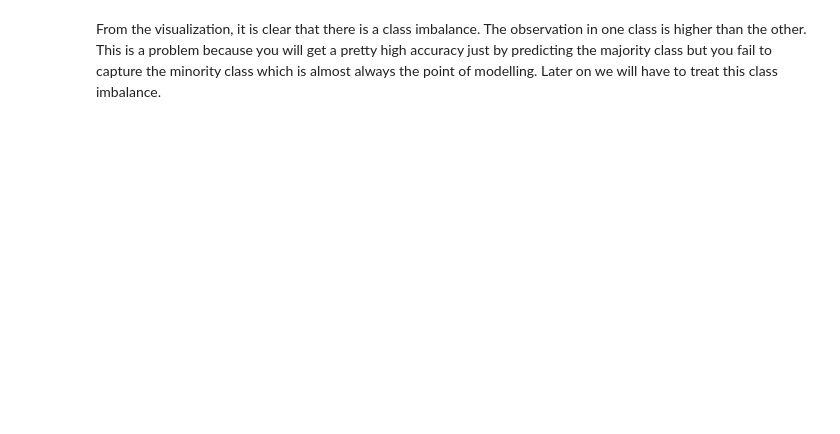
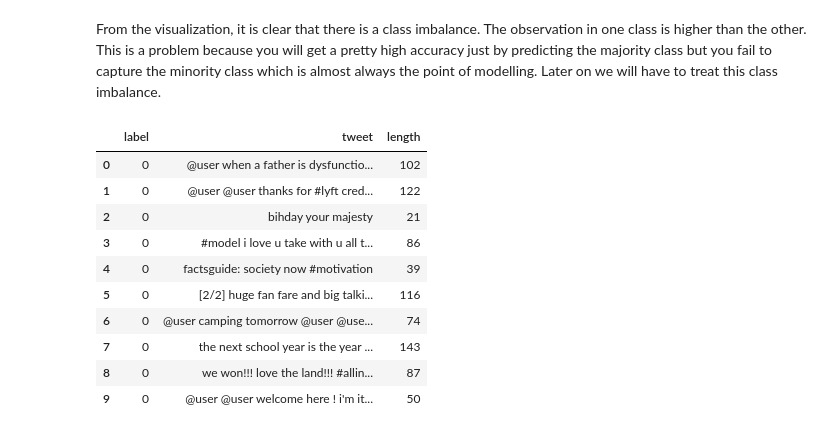
Before and after one commit to dymasius12/Python_NLP_TwitterSentiment, a Jupyter notebook: Untitled.ipynb, the cells around one changed output. Cells and saved outputs as stored; diff of their text form; code cells hidden in the pictures; blank space fills up the shorter version.

```diff
--- a/Untitled.ipynb
+++ b/Untitled.ipynb
@@ -120,2 +142,17 @@ data['label'].value_counts().plot(kind='pie', autopct='%.0f%%');
 # %% [markdown]
 From the visualization, it is clear that there is a class imbalance. The observation in one class is higher than the other. This is a problem because you will get a pretty high accuracy just by predicting the majority class but you fail to capture the minority class which is almost always the point of modelling. Later on we will have to treat this class imbalance.
+# %%
+data['length'] = data['tweet'].apply(len)
+data.head(10)
+# %% [output]
+|  | label | tweet | length |
+| 0 | 0 | @user when a father is dysfunctio... | 102 |
+| 1 | 0 | @user @user thanks for #lyft cred... | 122 |
+| 2 | 0 | bihday your majesty | 21 |
+| 3 | 0 | #model i love u take with u all t... | 86 |
+| 4 | 0 | factsguide: society now #motivation | 39 |
+| 5 | 0 | [2/2] huge fan fare and big talki... | 116 |
+| 6 | 0 | @user camping tomorrow @user @use... | 74 |
+| 7 | 0 | the next school year is the year ... | 143 |
+| 8 | 0 | we won!!! love the land!!! #allin... | 87 |
+| 9 | 0 | @user @user welcome here ! i'm it... | 50 |
```
Also changed, not shown: parts of 20 cells of this notebook.
